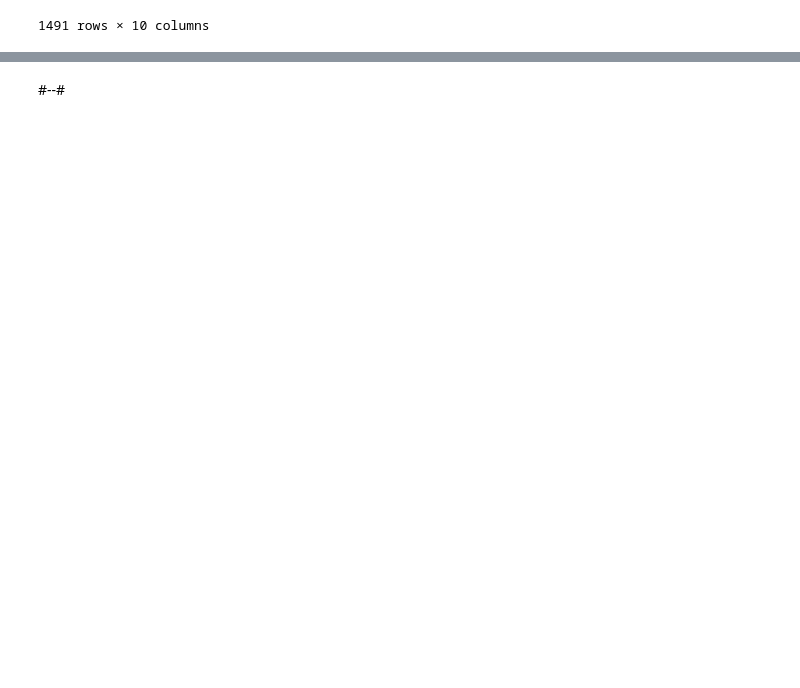
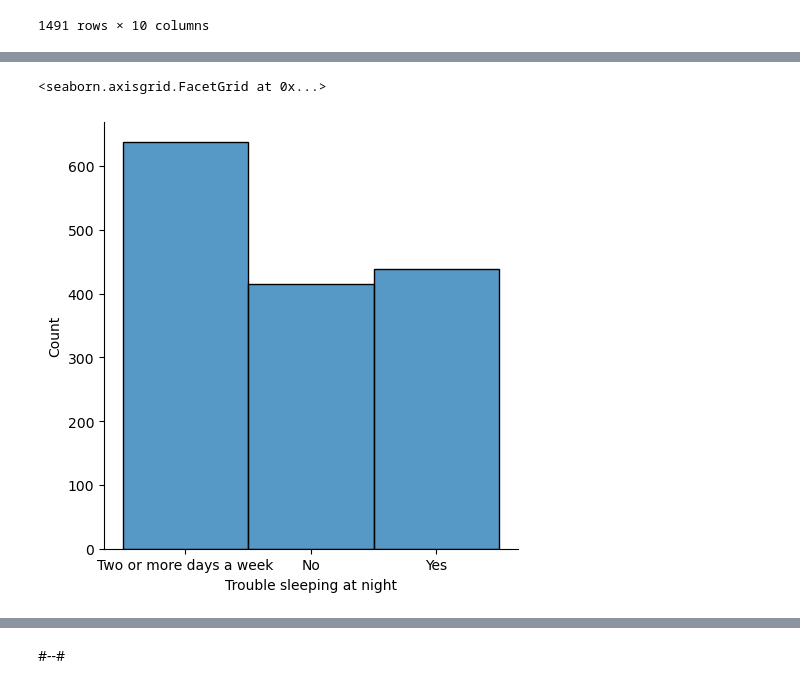
Before and after one commit to alfinosuroso/learning-ML, a Jupyter notebook: Tugas UAS - PostPartum Depression/postpartum-depression.ipynb, the cells around one changed output, grey strips where cells are left out. Saved outputs shown, nothing was run; the diff lists cells and outputs as text; code cells hidden in the pictures; blank space fills up the shorter version.

```diff
--- a/Tugas UAS - PostPartum Depression/postpartum-depression.ipynb
+++ b/Tugas UAS - PostPartum Depression/postpartum-depression.ipynb
@@ -100,0 +122,5 @@ data
+# %%
+sns.displot(data['Trouble sleeping at night'])
+# %% [output]
+<seaborn.axisgrid.FacetGrid at 0x...>
+[figure, added]
```
Also changed, not shown: parts of 22 cells of this notebook.
